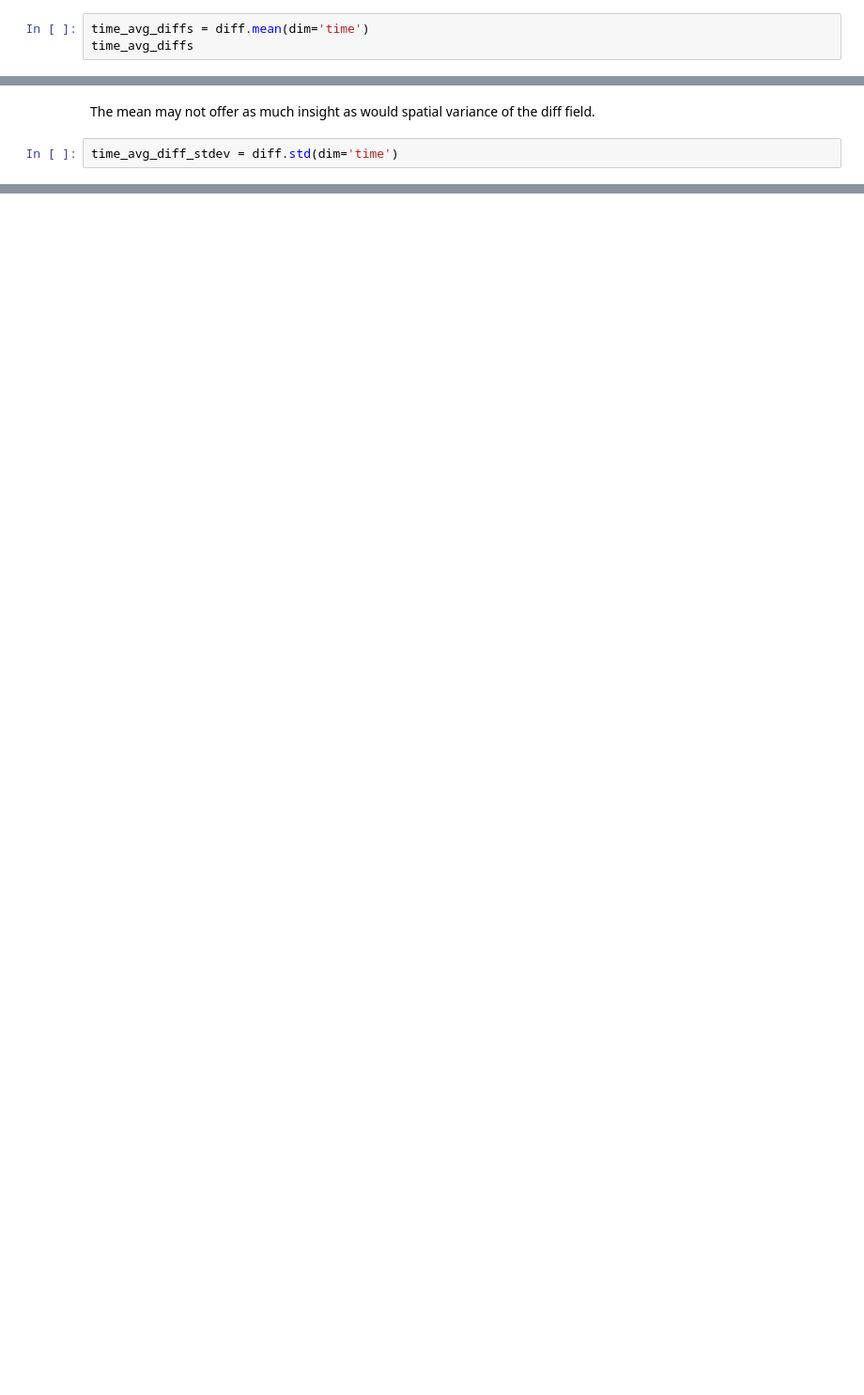
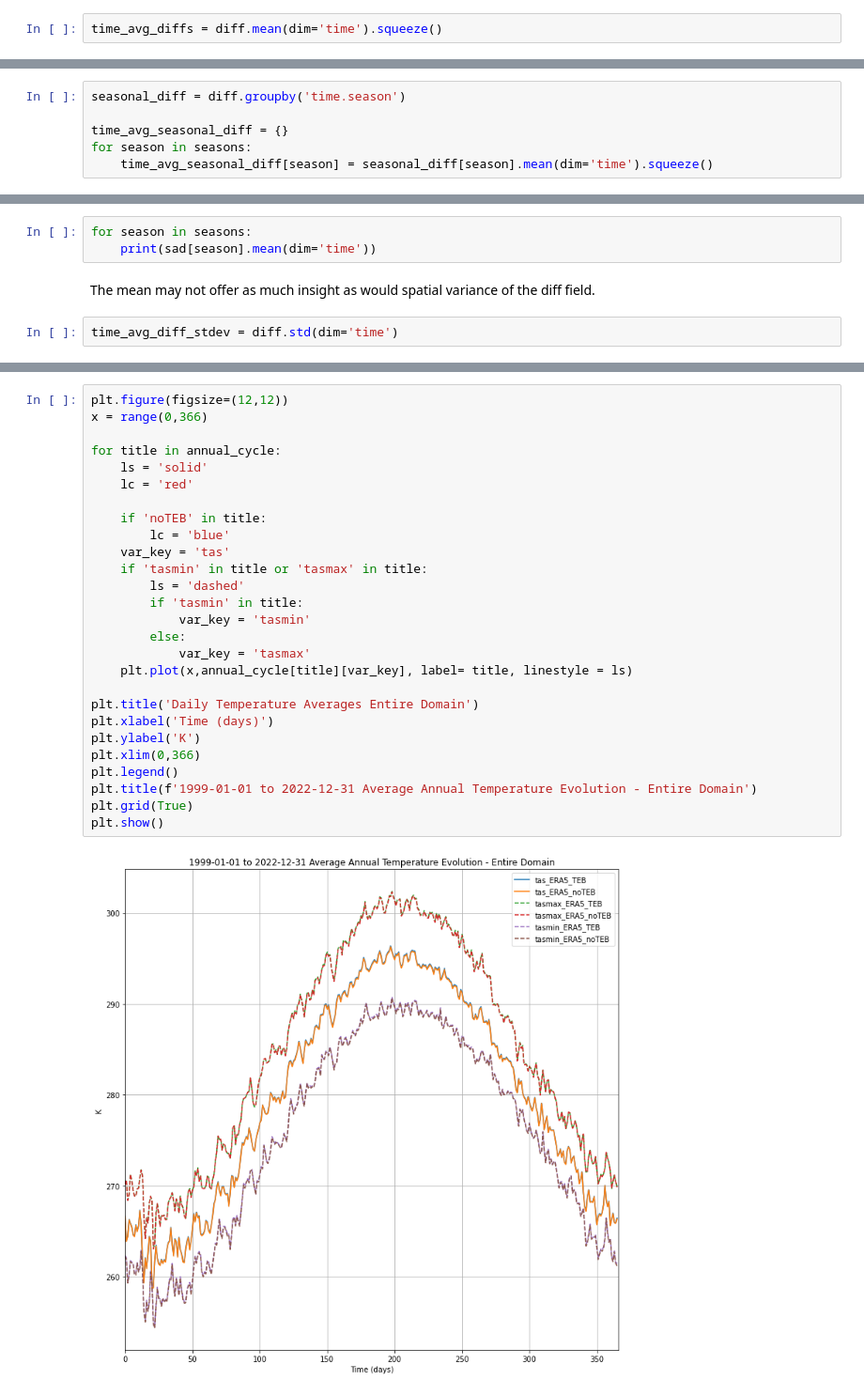
Before and after one commit to devongulley1602/urban_heat_waves, a Jupyter notebook: assorted_scripts.ipynb, the cells around one changed output, grey strips where cells are left out. Shown at 94% size. Drawn from its saved outputs; the diff is of its cells as text; blank space fills up the shorter version.

```diff
--- a/assorted_scripts.ipynb
+++ b/assorted_scripts.ipynb
@@ -402,3 +555,2 @@ plt.show()
 # %%
-time_avg_diffs = diff.mean(dim='time')
-time_avg_diffs
+time_avg_diffs = diff.mean(dim='time').squeeze()
@@ -414,0 +592,6 @@ plt.show()
+# %%
+seasonal_diff = diff.groupby('time.season')
+
+time_avg_seasonal_diff = {}
+for season in seasons:
+    time_avg_seasonal_diff[season] = seasonal_diff[season].mean(dim='time').squeeze()
@@ -415,3 +639,6 @@ plt.show()
+# %%
+for season in seasons:
+    print(sad[season].mean(dim='time'))
 # %% [markdown]
 The mean may not offer as much insight as would spatial variance of the diff field.
 # %%
@@ -418,0 +723,29 @@ time_avg_diff_stdev = diff.std(dim='time')
+# %%
+plt.figure(figsize=(12,12))
+x = range(0,366)
+
+for title in annual_cycle:
+    ls = 'solid'
+    lc = 'red'
+
+    if 'noTEB' in title:
+        lc = 'blue'
+    var_key = 'tas'
+    if 'tasmin' in title or 'tasmax' in title:
+        ls = 'dashed'
+        if 'tasmin' in title:
+            var_key = 'tasmin'
+        else:
+            var_key = 'tasmax'
+    plt.plot(x,annual_cycle[title][var_key], label= title, linestyle = ls)
+
+plt.title('Daily Temperature Averages Entire Domain')
+plt.xlabel('Time (days)')
+plt.ylabel('K')
+plt.xlim(0,366)
+plt.legend()
+plt.title(f'1999-01-01 to 2022-12-31 Average Annual Temperature Evolution - Entire Domain')
+plt.grid(True)
+plt.show()
+# %% [output]
+[figure, added]
```
Also changed, not shown: parts of 55 cells of this notebook.
